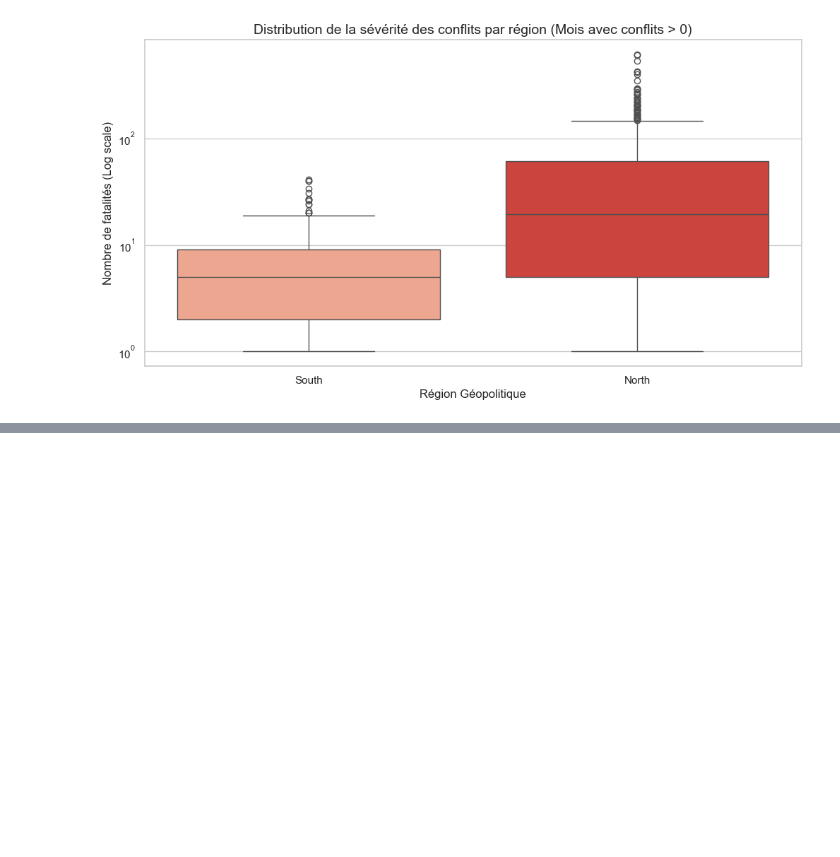
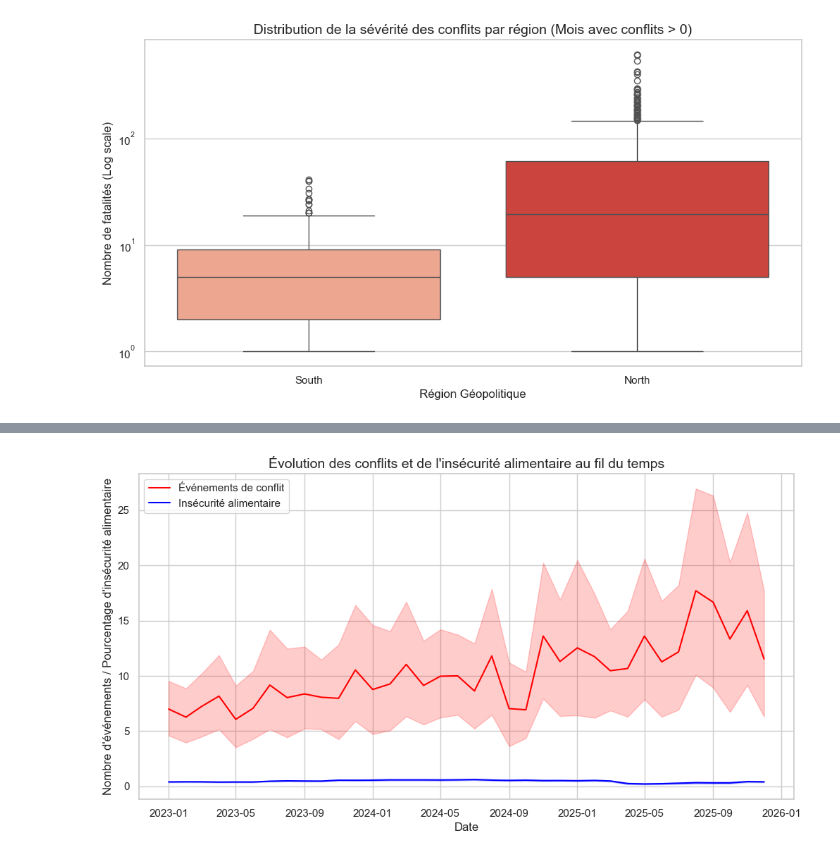
Before and after one commit to tnourlyn/Projet-de-Statapp---WFP-, a Jupyter notebook: notebooks/acled_data.ipynb, the cells around one changed output, grey strips where cells are left out. Drawn from its saved outputs; the diff is of its cells as text; code cells hidden in the pictures; blank space fills up the shorter version.

Commit message:
acled

```diff
--- a/notebooks/acled_data.ipynb
+++ b/notebooks/acled_data.ipynb
@@ -157,3 +146,5 @@ Passing `palette` without assigning `hue` is deprecated and will be removed in v
 
   sns.boxplot(
 [figure]
+# %%
+df['delta_inadequate'] = df.groupby('NAME_1')['inadequate'].diff()
@@ -159,0 +170,12 @@ Passing `palette` without assigning `hue` is deprecated and will be removed in v
+# %%
+# 5. Evolution temporelle des conflits et de l'insécurité alimentaire
+plt.figure(figsize=(12, 6))
+sns.lineplot(data=df, x='time', y='acled_events', label='Événements de conflit', color='red')
+sns.lineplot(data=df, x='time', y='inadequate', label='Insécurité alimentaire', color='blue')
+plt.title("Évolution des conflits et de l'insécurité alimentaire au fil du temps")
+plt.xlabel("Date")
+plt.ylabel("Nombre d'événements / Pourcentage d'insécurité alimentaire")
+plt.legend()
+plt.show()
+# %% [output]
+[figure, added]
```
Also changed, not shown: parts of 7 cells of this notebook, 1 other file.
